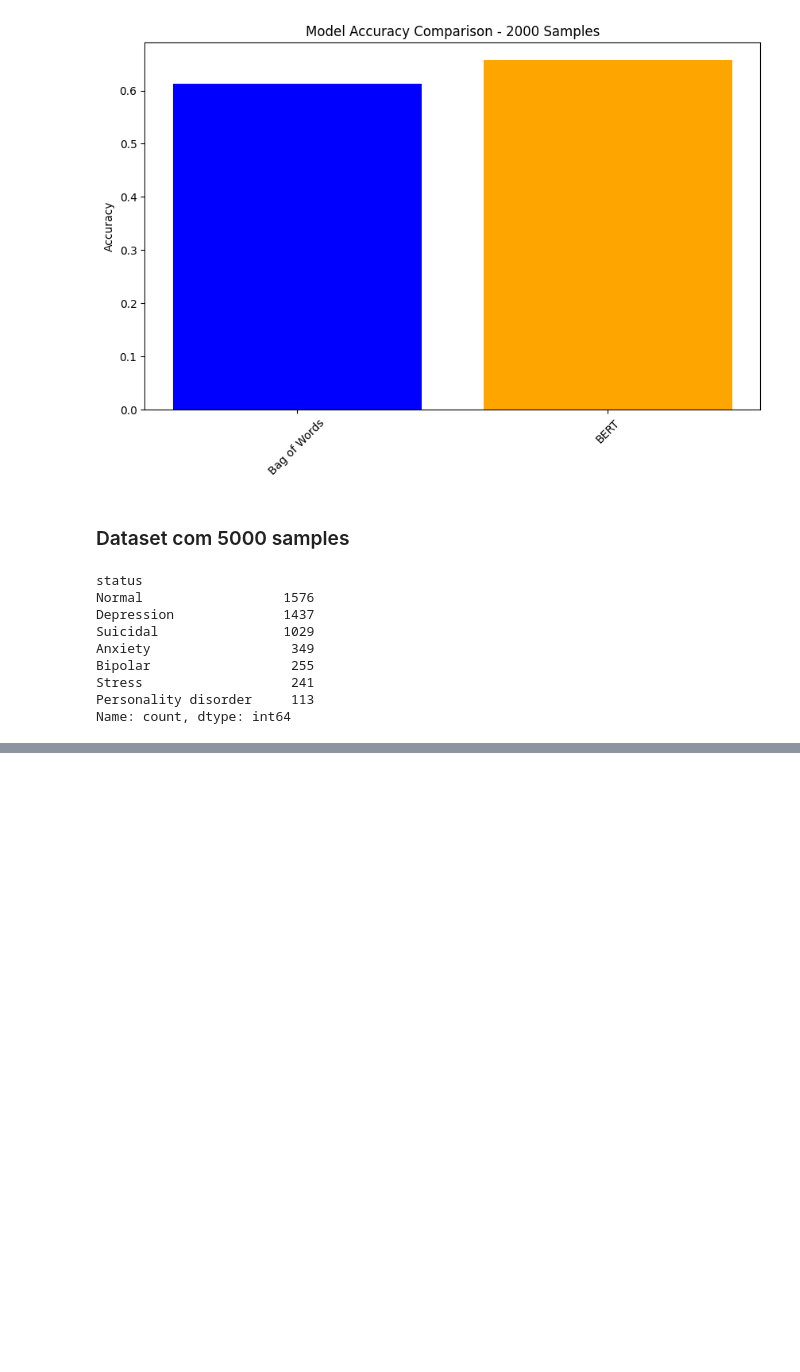
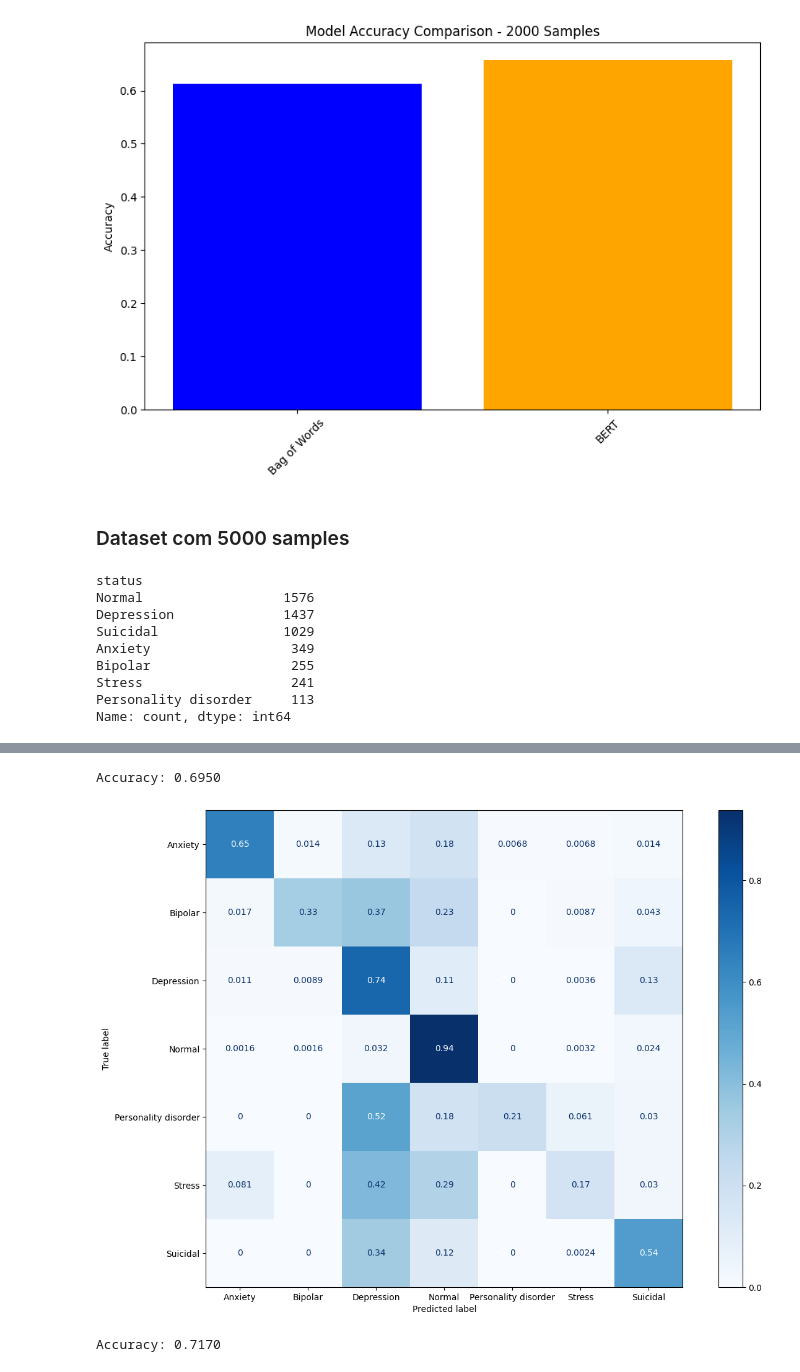
Before and after one commit to leoscarlato/aps-nlp, a Jupyter notebook: main.ipynb, the cells around one changed output, grey strips where cells are left out. Cells and saved outputs as stored; diff of their text form; code cells hidden in the pictures; blank space fills up the shorter version.

```diff
--- a/main.ipynb
+++ b/main.ipynb
@@ -251,0 +308,3 @@ model_5000 = Pipeline([
+# %%
+df_10000 = df.sample(10000, random_state=42)
+df_10000['status'].value_counts()
@@ -251,0 +321,27 @@ model_5000 = Pipeline([
+# %%
+X_train, X_test, y_train, y_test = train_test_split(df_10000['statement'], df_10000['status'], test_size=0.2, random_state=42)
+# %%
+model_10000 = Pipeline([
+    ('tfidf', TfidfVectorizer(stop_words='english')),
+    ('logreg', LogisticRegression(max_iter=1000))
+])
+model_10000.fit(X_train, y_train)
+y_pred = model_10000.predict(X_test)
+acc_bow_10000 = accuracy_score(y_test, y_pred)
+print(f'Accuracy: {acc_bow_10000:.4f}')
+# %% [output]
+Accuracy: 0.6950
+# %%
+from sklearn.metrics import confusion_matrix, ConfusionMatrixDisplay
+import matplotlib.pyplot as plt
+
+c = confusion_matrix(y_test, y_pred, normalize='true')
+
+fig, ax = plt.subplots(figsize=(15,10))
+
+disp = ConfusionMatrixDisplay(c, display_labels=model_10000.classes_)
+disp.plot(ax=ax, cmap='Blues')
+
+plt.show()
+# %% [output]
+[figure, added]
@@ -251,0 +354,9 @@ model_5000 = Pipeline([
+# %%
+X_train, X_test, y_train, y_test = train_test_split(embeddings, df_10000['status'], test_size=0.2, random_state=42)
+clf_bert = LogisticRegression(max_iter=1000)
+clf_bert.fit(X_train, y_train)
+y_pred = clf_bert.predict(X_test)
+acc_bert_10000 = accuracy_score(y_test, y_pred)
+print(f'Accuracy: {acc_bert_10000:.4f}')
+# %% [output]
+Accuracy: 0.7170
```
Also changed, not shown: parts of 31 cells of this notebook.
